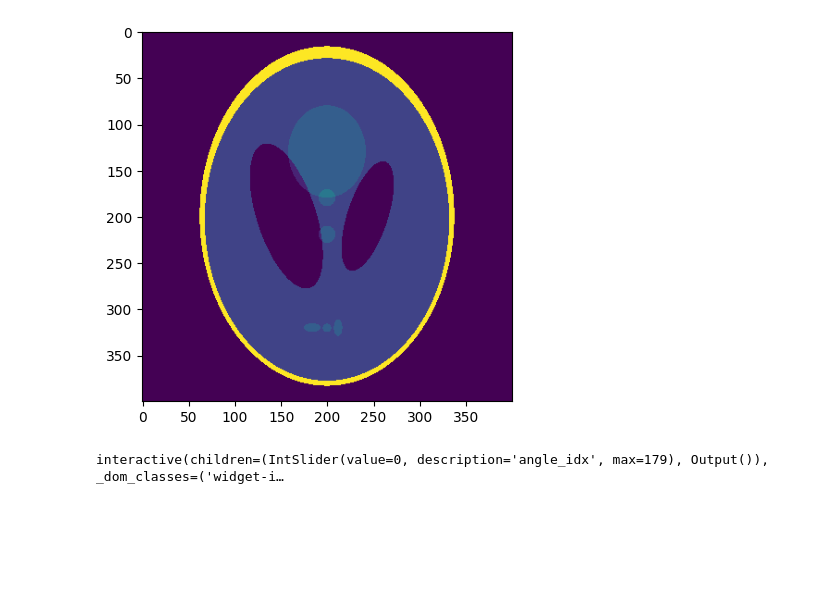
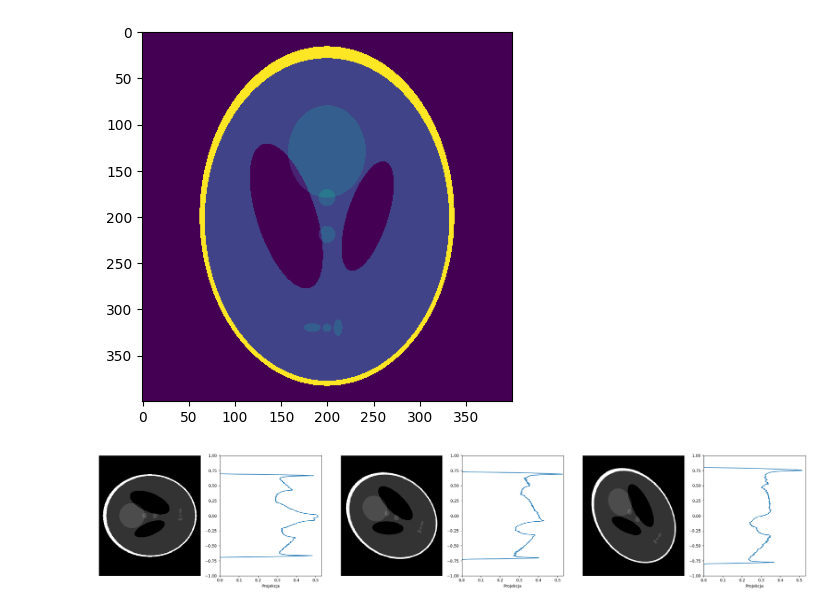
Before and after one commit to Did-Mas/RadonTransform, a Jupyter notebook: RadonTransform.ipynb, the cells around one changed output. Saved outputs shown, nothing was run; the diff lists cells and outputs as text; code cells hidden in the pictures; blank space fills up the shorter version.

```diff
--- a/RadonTransform.ipynb
+++ b/RadonTransform.ipynb
@@ -28,37 +63,24 @@ for i, theta in enumerate(thetas):
-# %%
-def update_sinogram_creation(angle_idx):
-    fig, (ax1, ax2, ax3) = plt.subplots(1, 3, figsize=(15, 5), sharey=True)
-
-    # Panel 1: Rotated image (grayscale)
-    ax1.imshow(images[angle_idx], cmap='gray')
-    ax1.set_title(f'Rotated Image ({thetas[angle_idx]:.1f} degrees)')
-    ax1.axis('off')
-
-    # Panel 2: Projection (colored like sinogram)
-    # We need a colormap and normalization similar to the sinogram
-    cmap = plt.cm.viridis # Or any colormap used for the sinogram
-    norm = plt.Normalize(vmin=ps.min(), vmax=ps.max()) # Normalize based on the full sinogram range
-    ax2.plot(ps[angle_idx], np.arange(phantom.shape[1]))
-    ax2.invert_yaxis() # Invert y-axis to match image orientation
-    ax2.set_title('Projection')
-    ax2.set_xlabel('Projection Value')
-    ax2.set_ylabel('Projection Index')
-
-
-    # Panel 3: Appearing sinogram
-    ax3.imshow(ps[:angle_idx+1, :].T, cmap='viridis', aspect='auto',
-               extent=[thetas[0], thetas[angle_idx], phantom.shape[1], 0],
-               vmin=ps.min(), vmax=ps.max())
-    ax3.set_title('Sinogram')
-    ax3.set_xlabel('Theta (degrees)')
-    ax3.set_ylabel('Projection Index')
-    ax3.set_xlim(thetas[0], thetas[-1]) # Set initial x-axis limit to full thetas range
-
-
-    plt.tight_layout()
-    plt.show()
-
-interact(update_sinogram_creation, angle_idx=IntSlider(min=0, max=len(thetas)-1, step=1, value=0));
-# %% [output]
-interactive(children=(IntSlider(value=0, description='angle_idx', max=179), Output()), _dom_classes=('widget-i…
+# %%
+fig, axes = plt.subplots(1, 6, figsize=(25, 5))
+
+angle_idxes = [0, 20, 40]
+
+j=0
+for i in range(0, len(axes), 2):
+  angle_idx = angle_idxes[j]
+  ax_im = axes[i]
+  ax_proj = axes[i+1]
+
+  ax_im.pcolormesh(rotated_images[angle_idx], cmap='gray')
+  ax_im.axis('off')
+
+  ax_proj.plot(projections[:, angle_idx], esses)
+  ax_proj.set_xlim(0, projections.max())
+  ax_proj.set_ylim(-1, 1)
+  ax_proj.set_xlabel('Projekcja')
+  j+=1
+
+  plt.tight_layout()
+# %% [output]
+[figure, added]
 # %%
```
Also changed, not shown: parts of 14 cells of this notebook.
